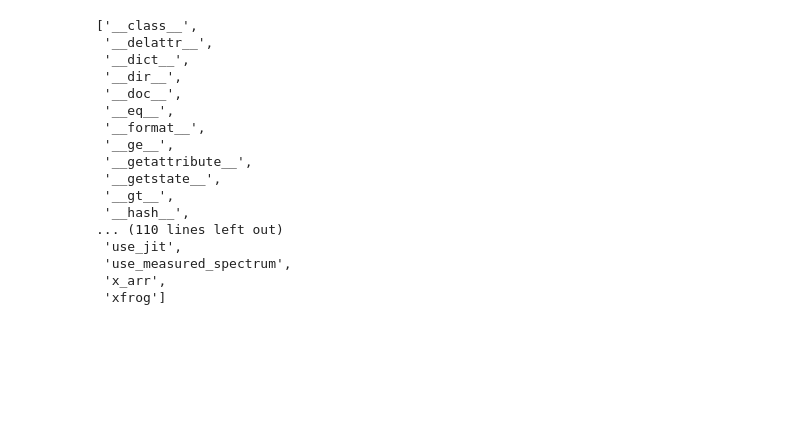
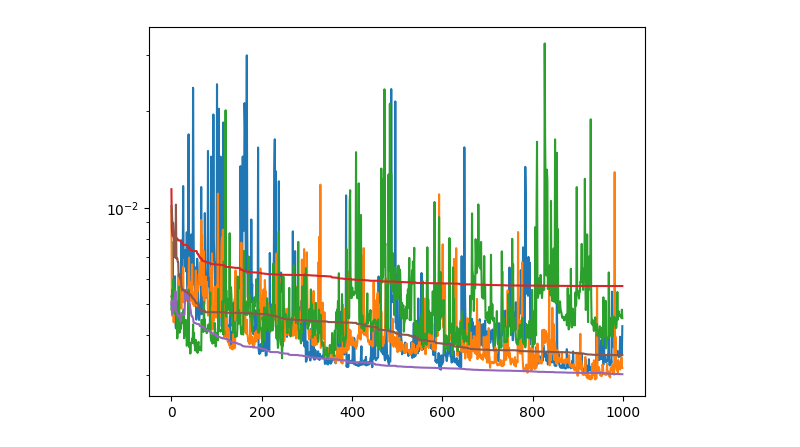
Before and after one commit to matillda123/Pulse-Retrieval-with-Jax, a Jupyter notebook: _usage_example.ipynb, the cells around one changed output. Drawn from its saved outputs; the diff is of its cells as text; code cells hidden in the pictures; blank space fills up the shorter version.

```diff
--- a/_usage_example.ipynb
+++ b/_usage_example.ipynb
@@ -268,20 +261,2 @@ False
-# %%
-dir(ad)
-# %% [output]
-['__class__',
- '__delattr__',
- '__dict__',
- '__dir__',
- '__doc__',
- '__eq__',
- '__format__',
- '__ge__',
- '__getattribute__',
- '__getstate__',
- '__gt__',
- '__hash__',
-... (110 lines left out)
- 'use_jit',
- 'use_measured_spectrum',
- 'x_arr',
- 'xfrog']
+# %%
+error_arr = jnp.copy(final_result.error_arr)
@@ -288,3 +265,9 @@ dir(ad)
+# %%
+plt.plot(error_arr)
+plt.plot(final_result.error_arr)
+plt.yscale("log")
+# %% [output]
+[figure, added]
 # %%
 from general_algorithms_dscan import DifferentialEvolution, Evosax, LSF, AutoGrad
 # %%
```
Also changed, not shown: parts of 8 cells of this notebook, 9 other files.
